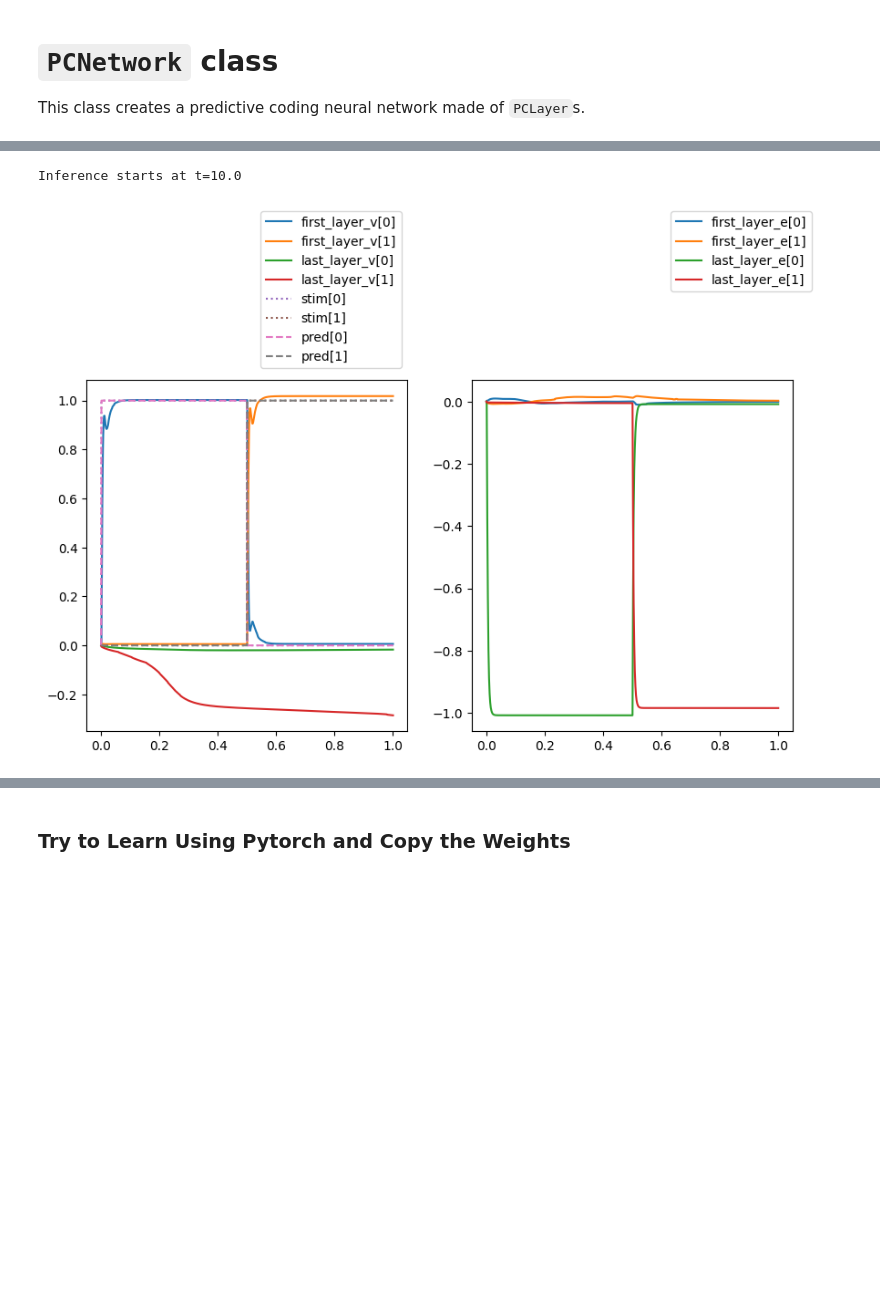
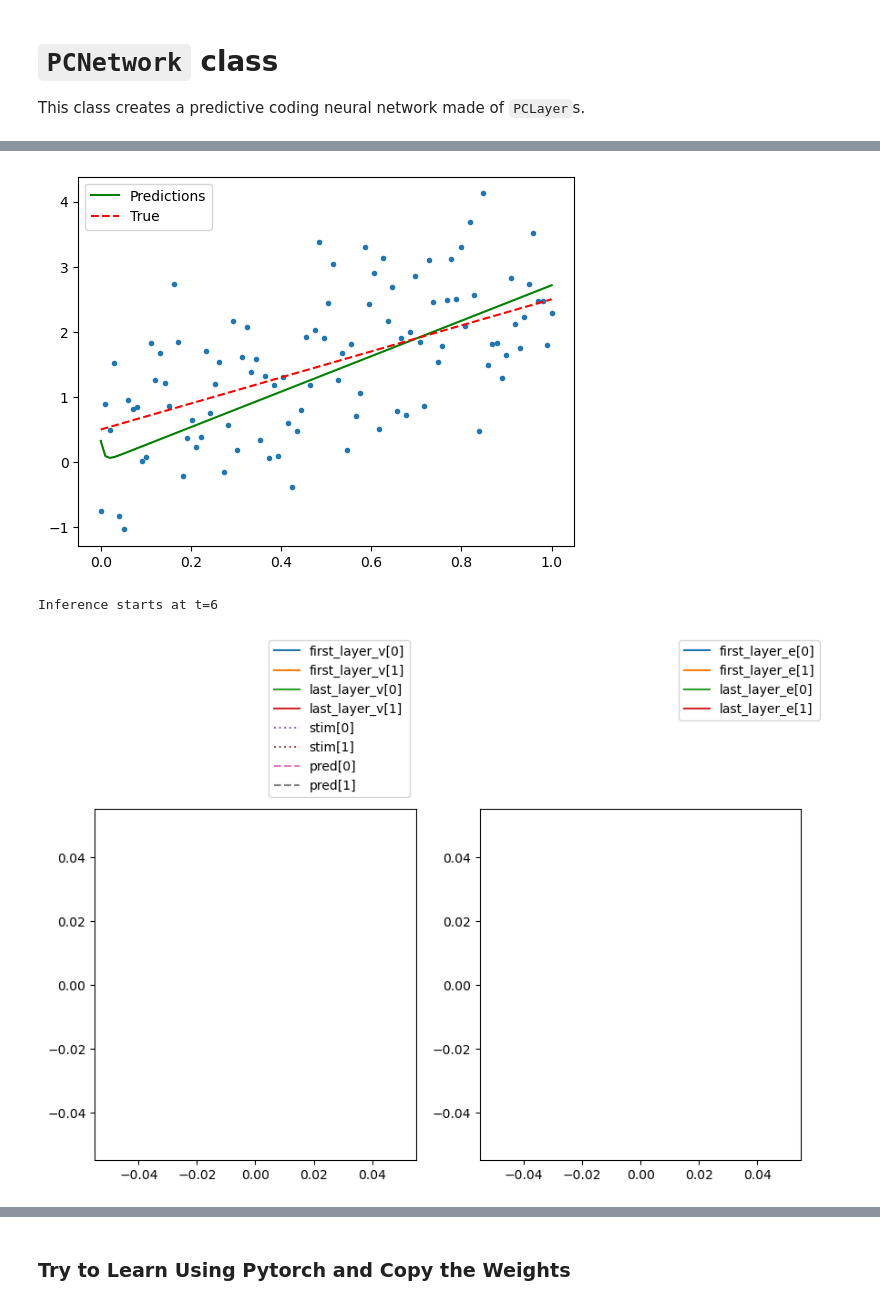
Before and after one commit to jorchard/pc_nengo, a Jupyter notebook: predictive_coding.ipynb, the cells around one changed output, grey strips where cells are left out. Saved outputs shown, nothing was run; the diff lists cells and outputs as text; code cells hidden in the pictures; blank space fills up the shorter version.

```diff
--- a/predictive_coding.ipynb
+++ b/predictive_coding.ipynb
@@ -604,7 +693,16 @@ print(PC_net.connections[0].W)
+# %%
+plt.figure()
+plt.plot(x_data, y_data, ls="", marker=".")
+plt.plot(x_data, predictions, marker="", ls="-", label="Predictions", color="g")
+plt.plot([0, 1], [0.5, 2.5], label="True", color="r", ls="--", marker="")
+plt.legend()
+plt.show()
+# %% [output]
+[figure, added]
 # %%
 fig, ax = plt.subplots(nrows=1, ncols=2, figsize=(10,5))
 
-idx = [0, 1000]
+idx = [19900, 20000]
 #idx = [70000, 72000]
 tt = sim.trange()[idx[0]:idx[1]]
 
@@ -621,5 +719,5 @@ ax[1].legend(['first_layer_e[0]', 'first_layer_e[1]', 'last_layer_e[0]', 'last_l
 
 print(f"Inference starts at t={t}")
 # %% [output]
-Inference starts at t=10.0
+Inference starts at t=6
-[figure, old version]
+[figure, new version]
```
Also changed, not shown: parts of 25 cells of this notebook.
